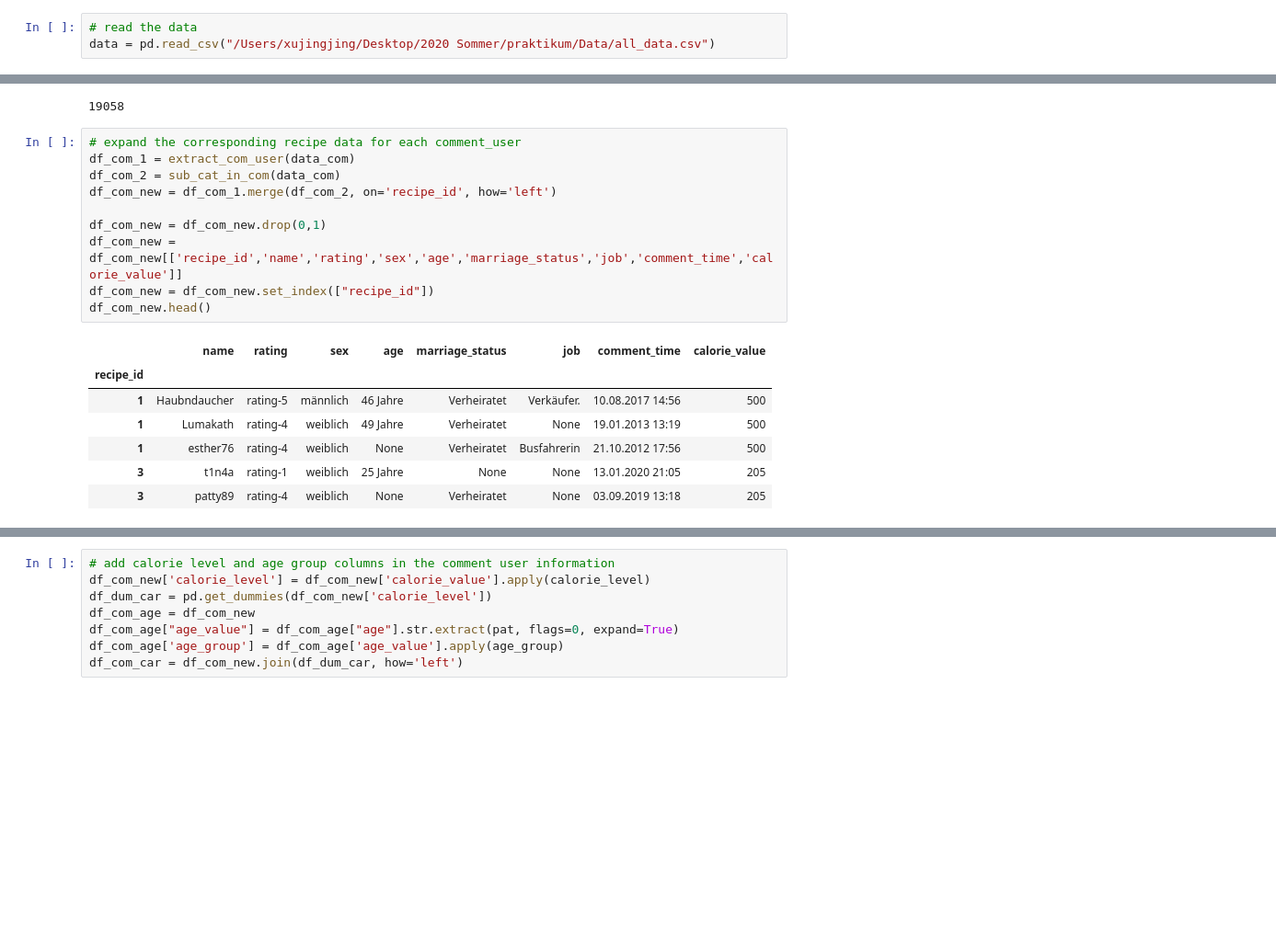
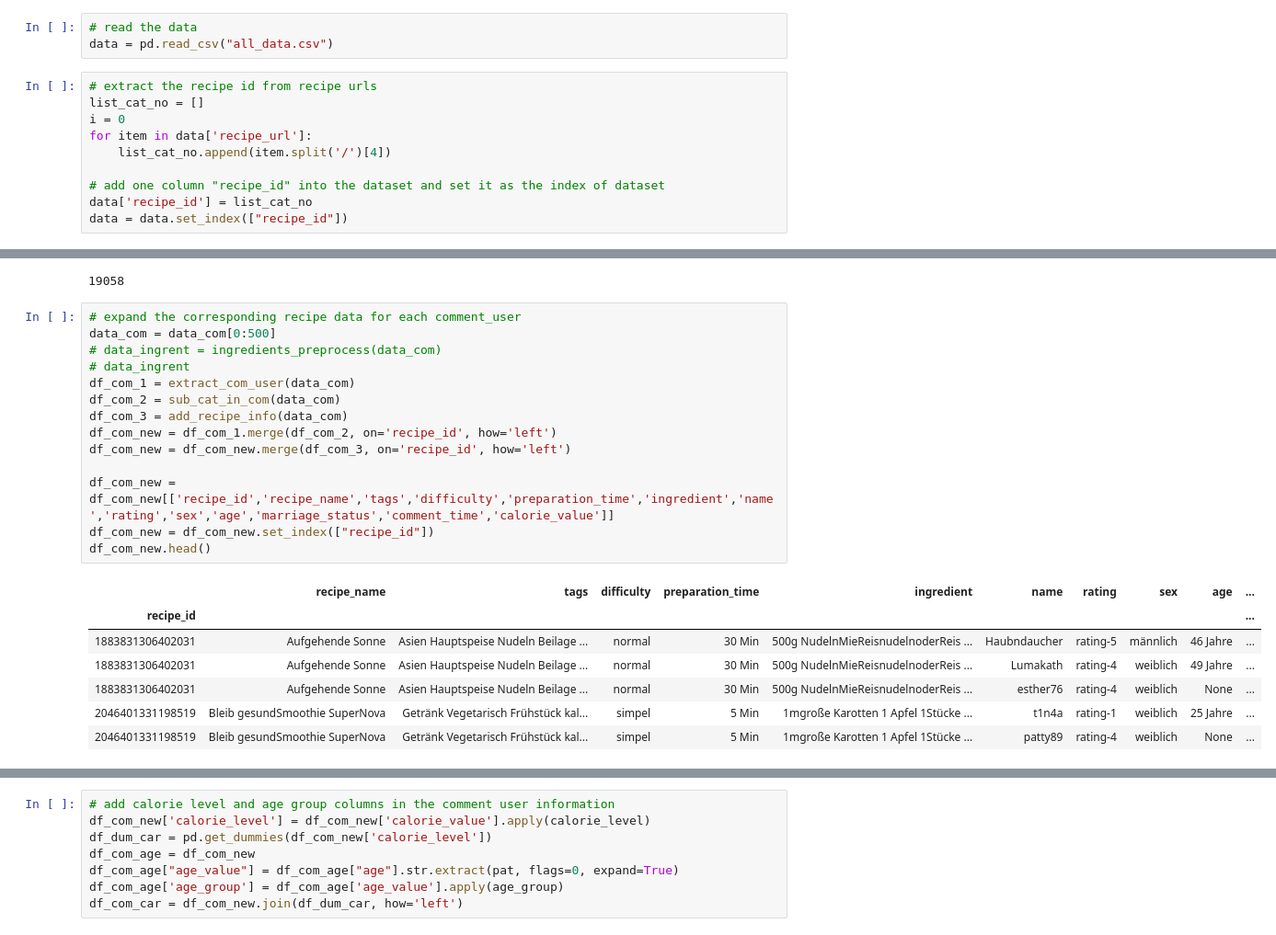
Before and after one commit to sunwen0120/Pratikum_chefkoch, a Jupyter notebook: data_analysis_2.ipynb, the cells around one changed output, grey strips where cells are left out. Shown at 92% size. Drawn from its saved outputs; the diff is of its cells as text; blank space fills up the shorter version.

Commit message:
update the comment data set

```diff
--- a/data_analysis_2.ipynb
+++ b/data_analysis_2.ipynb
@@ -188,7 +270,17 @@ In this section we will use subgroup discovery to explore the association rules
 because we find out that subgroup discovery is quite powerful compared to other data mining techniques. As long as we set differnt target with different search space, we can use use subgroup discovery technique to dig almost all interesting pattern that we want to explore from the dataset.
 # %%
 # read the data
-data = pd.read_csv("/Users/xujingjing/Desktop/2020 Sommer/praktikum/Data/all_data.csv")
+data = pd.read_csv("all_data.csv")
+# %%
+# extract the recipe id from recipe urls
+list_cat_no = []
+i = 0
+for item in data['recipe_url']:
+    list_cat_no.append(item.split('/')[4])
+
+# add one column "recipe_id" into the dataset and set it as the index of dataset
+data['recipe_id'] = list_cat_no
+data = data.set_index(["recipe_id"])
 # %%
 data.head()
 # %% [output]
@@ -226,21 +315,25 @@ len(data_com)
 19058
 # %%
 # expand the corresponding recipe data for each comment_user
+data_com = data_com[0:500]
+# data_ingrent = ingredients_preprocess(data_com)
+# data_ingrent
 df_com_1 = extract_com_user(data_com)
 df_com_2 = sub_cat_in_com(data_com)
+df_com_3 = add_recipe_info(data_com)
 df_com_new = df_com_1.merge(df_com_2, on='recipe_id', how='left')
+df_com_new = df_com_new.merge(df_com_3, on='recipe_id', how='left')
 
-df_com_new = df_com_new.drop(0,1)
-df_com_new = df_com_new[['recipe_id','name','rating','sex','age','marriage_status','job','comment_time','calorie_value']]
+df_com_new = df_com_new[['recipe_id','recipe_name','tags','difficulty','preparation_time','ingredient','name','rating','sex','age','marriage_status','comment_time','calorie_value']]
 df_com_new = df_com_new.set_index(["recipe_id"])
 df_com_new.head()
 # %% [output]
-|  | name | rating | sex | age | marriage_status | job | comment_time | calorie_value |
-| recipe_id |  |  |  |  |  |  |  |  |
-| 1 | Haubndaucher | rating-5 | männlich | 46 Jahre | Verheiratet | Verkäufer. | 10.08.2017 14:56 | 500 |
-| 1 | Lumakath | rating-4 | weiblich | 49 Jahre | Verheiratet | None | 19.01.2013 13:19 | 500 |
-| 1 | esther76 | rating-4 | weiblich | None | Verheiratet | Busfahrerin | 21.10.2012 17:56 | 500 |
-| 3 | t1n4a | rating-1 | weiblich | 25 Jahre | None | None | 13.01.2020 21:05 | 205 |
-| 3 | patty89 | rating-4 | weiblich | None | Verheiratet | None | 03.09.2019 13:18 | 205 |
+|  | recipe_name | tags | difficulty | preparation_time | ingredient | name | rating | sex | age | ... |
+| recipe_id |  |  |  |  |  |  |  |  |  | ... |
+| 1883831306402031 | Aufgehende Sonne | Asien Hauptspeise Nudeln Beilage ... | normal | 30 Min | 500g NudelnMieReisnudelnoderReis ... | Haubndaucher | rating-5 | männlich | 46 Jahre | ... |
+| 1883831306402031 | Aufgehende Sonne | Asien Hauptspeise Nudeln Beilage ... | normal | 30 Min | 500g NudelnMieReisnudelnoderReis ... | Lumakath | rating-4 | weiblich | 49 Jahre | ... |
+| 1883831306402031 | Aufgehende Sonne | Asien Hauptspeise Nudeln Beilage ... | normal | 30 Min | 500g NudelnMieReisnudelnoderReis ... | esther76 | rating-4 | weiblich | None | ... |
+| 2046401331198519 | Bleib gesundSmoothie SuperNova | Getränk Vegetarisch Frühstück kal... | simpel | 5 Min | 1mgroße Karotten 1 Apfel 1Stücke ... | t1n4a | rating-1 | weiblich | 25 Jahre | ... |
+| 2046401331198519 | Bleib gesundSmoothie SuperNova | Getränk Vegetarisch Frühstück kal... | simpel | 5 Min | 1mgroße Karotten 1 Apfel 1Stücke ... | patty89 | rating-4 | weiblich | None | ... |
 # %%
 # remove none value in the whole data set
```
Also changed, not shown: parts of 20 cells of this notebook.
